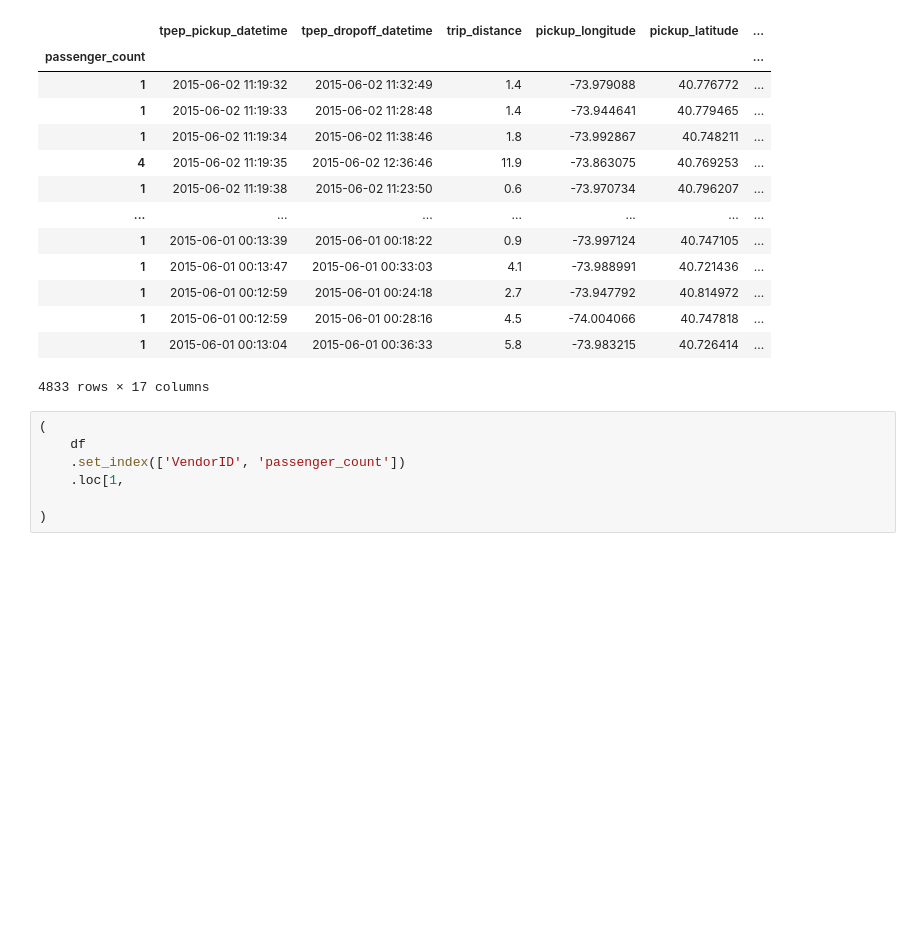
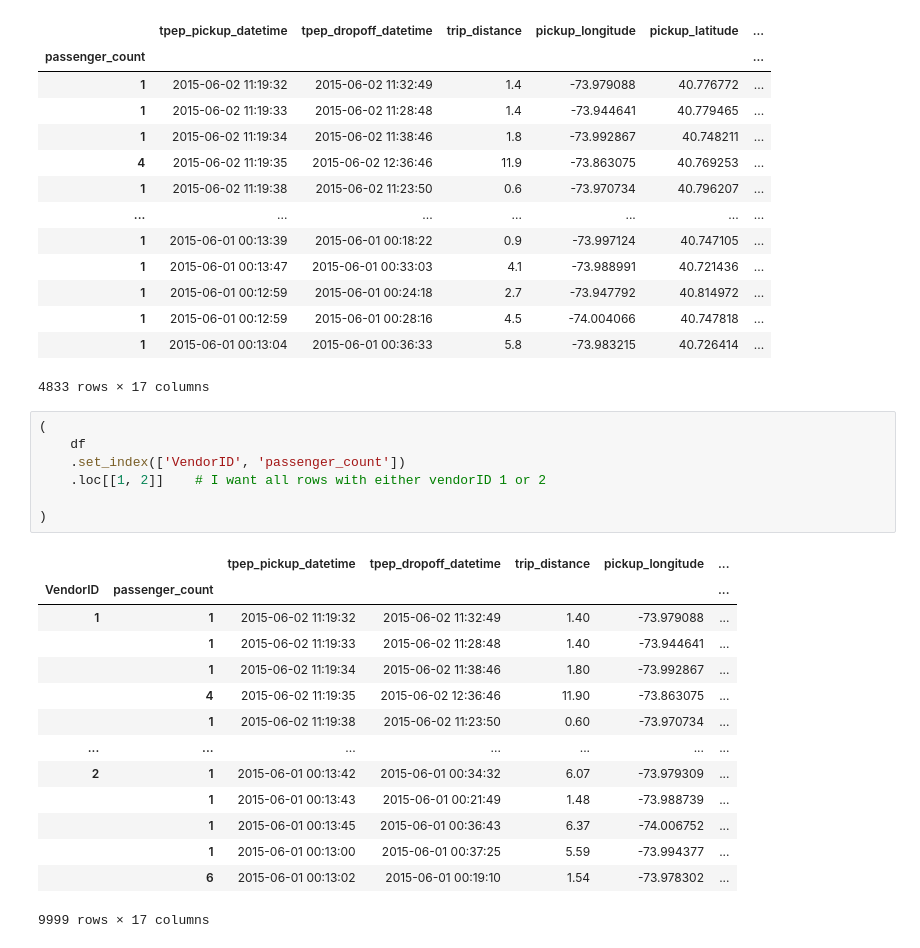
Before and after one commit to reuven/apple-2024-q4-data, a Jupyter notebook: Apple - 2024-10October-01.ipynb, the cells around one changed output. Cells and saved outputs as stored; diff of their text form; blank space fills up the shorter version.

```diff
--- a/Apple - 2024-10October-01.ipynb
+++ b/Apple - 2024-10October-01.ipynb
@@ -165,7 +165,22 @@ df.set_index(['VendorID', 'passenger_count'])
 # %%
 (
     df
     .set_index(['VendorID', 'passenger_count'])
-    .loc[1,
+    .loc[[1, 2]]    # I want all rows with either vendorID 1 or 2
 
 )
+# %% [output]
+|  |  | tpep_pickup_datetime | tpep_dropoff_datetime | trip_distance | pickup_longitude | ... |
+| VendorID | passenger_count |  |  |  |  | ... |
+| 1 | 1 | 2015-06-02 11:19:32 | 2015-06-02 11:32:49 | 1.40 | -73.979088 | ... |
+|  | 1 | 2015-06-02 11:19:33 | 2015-06-02 11:28:48 | 1.40 | -73.944641 | ... |
+|  | 1 | 2015-06-02 11:19:34 | 2015-06-02 11:38:46 | 1.80 | -73.992867 | ... |
+|  | 4 | 2015-06-02 11:19:35 | 2015-06-02 12:36:46 | 11.90 | -73.863075 | ... |
+|  | 1 | 2015-06-02 11:19:38 | 2015-06-02 11:23:50 | 0.60 | -73.970734 | ... |
+| ... | ... | ... | ... | ... | ... | ... |
+| 2 | 1 | 2015-06-01 00:13:42 | 2015-06-01 00:34:32 | 6.07 | -73.979309 | ... |
+|  | 1 | 2015-06-01 00:13:43 | 2015-06-01 00:21:49 | 1.48 | -73.988739 | ... |
+|  | 1 | 2015-06-01 00:13:45 | 2015-06-01 00:36:43 | 6.37 | -74.006752 | ... |
+|  | 1 | 2015-06-01 00:13:00 | 2015-06-01 00:37:25 | 5.59 | -73.994377 | ... |
+|  | 6 | 2015-06-01 00:13:02 | 2015-06-01 00:19:10 | 1.54 | -73.978302 | ... |
+9999 rows × 17 columns
```
Also changed, not shown: parts of 1 cell of this notebook.
